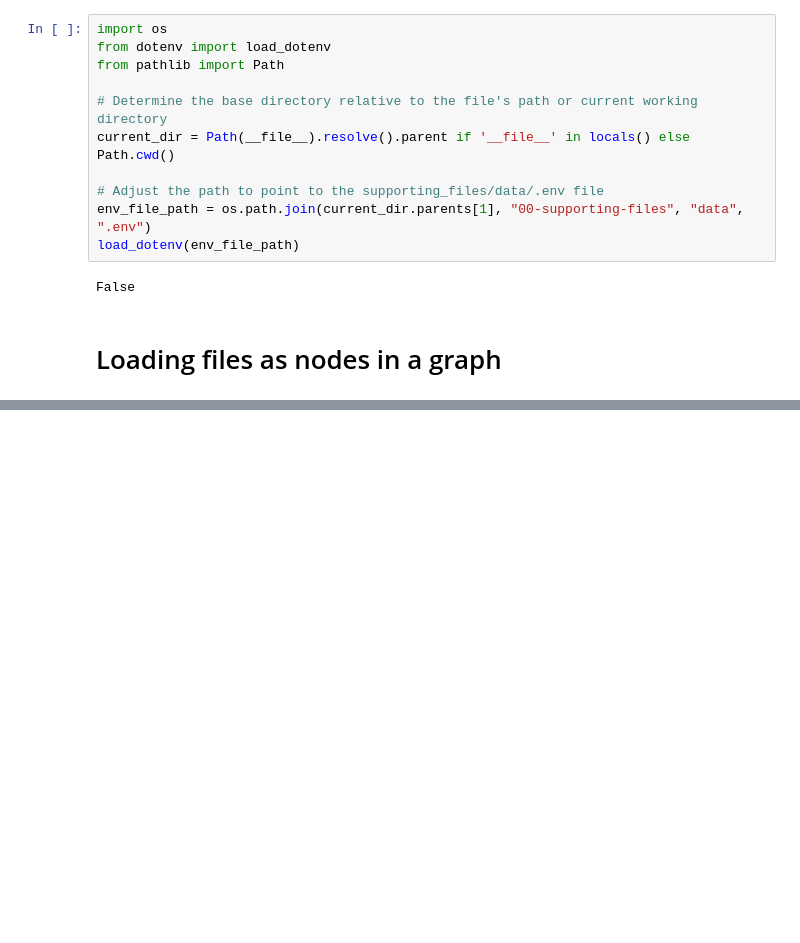
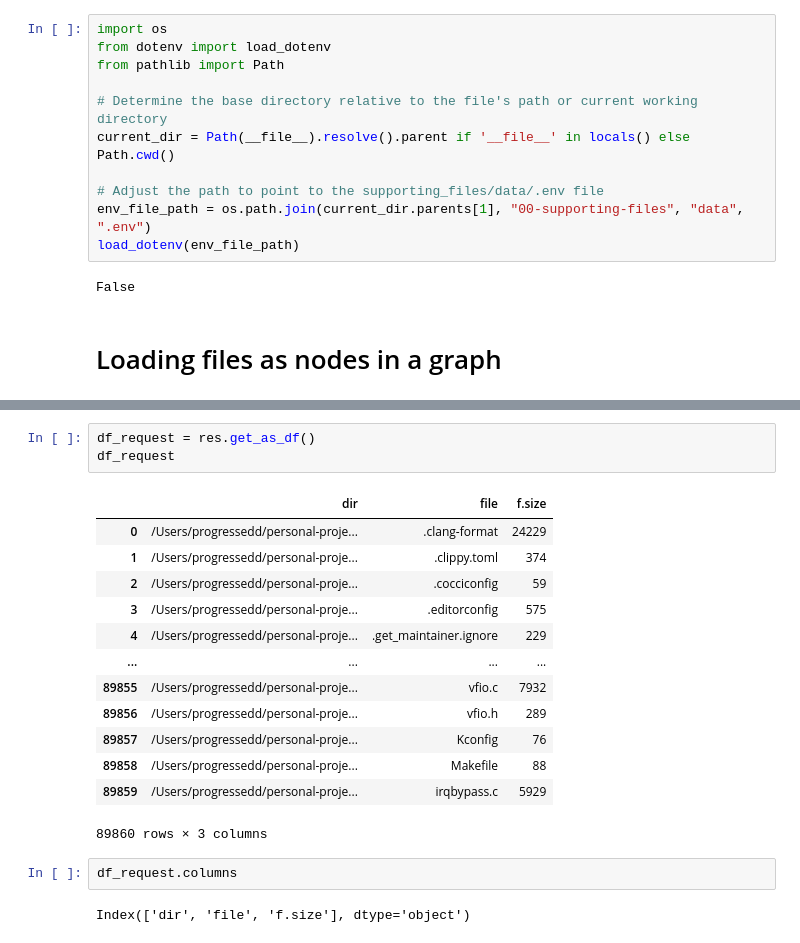
Before and after one commit to progressEdd/glma, a Jupyter notebook: 02-development/linux_kernel/develop.ipynb, the cells around one changed output, grey strips where cells are left out. Cells and saved outputs as stored; diff of their text form; blank space fills up the shorter version.

```diff
--- a/02-development/linux_kernel/develop.ipynb
+++ b/02-development/linux_kernel/develop.ipynb
@@ -376,0 +419,21 @@ RuntimeError: Parser exception: Can not find primary key.
+# %%
+df_request = res.get_as_df()
+df_request
+# %% [output]
+|  | dir | file | f.size |
+| 0 | /Users/progressedd/personal-proje... | .clang-format | 24229 |
+| 1 | /Users/progressedd/personal-proje... | .clippy.toml | 374 |
+| 2 | /Users/progressedd/personal-proje... | .cocciconfig | 59 |
+| 3 | /Users/progressedd/personal-proje... | .editorconfig | 575 |
+| 4 | /Users/progressedd/personal-proje... | .get_maintainer.ignore | 229 |
+| ... | ... | ... | ... |
+| 89855 | /Users/progressedd/personal-proje... | vfio.c | 7932 |
+| 89856 | /Users/progressedd/personal-proje... | vfio.h | 289 |
+| 89857 | /Users/progressedd/personal-proje... | Kconfig | 76 |
+| 89858 | /Users/progressedd/personal-proje... | Makefile | 88 |
+| 89859 | /Users/progressedd/personal-proje... | irqbypass.c | 5929 |
+89860 rows × 3 columns
+# %%
+df_request.columns
+# %% [output]
+Index(['dir', 'file', 'f.size'], dtype='object')
```
Also changed, not shown: parts of 46 cells of this notebook, 22 other files.
